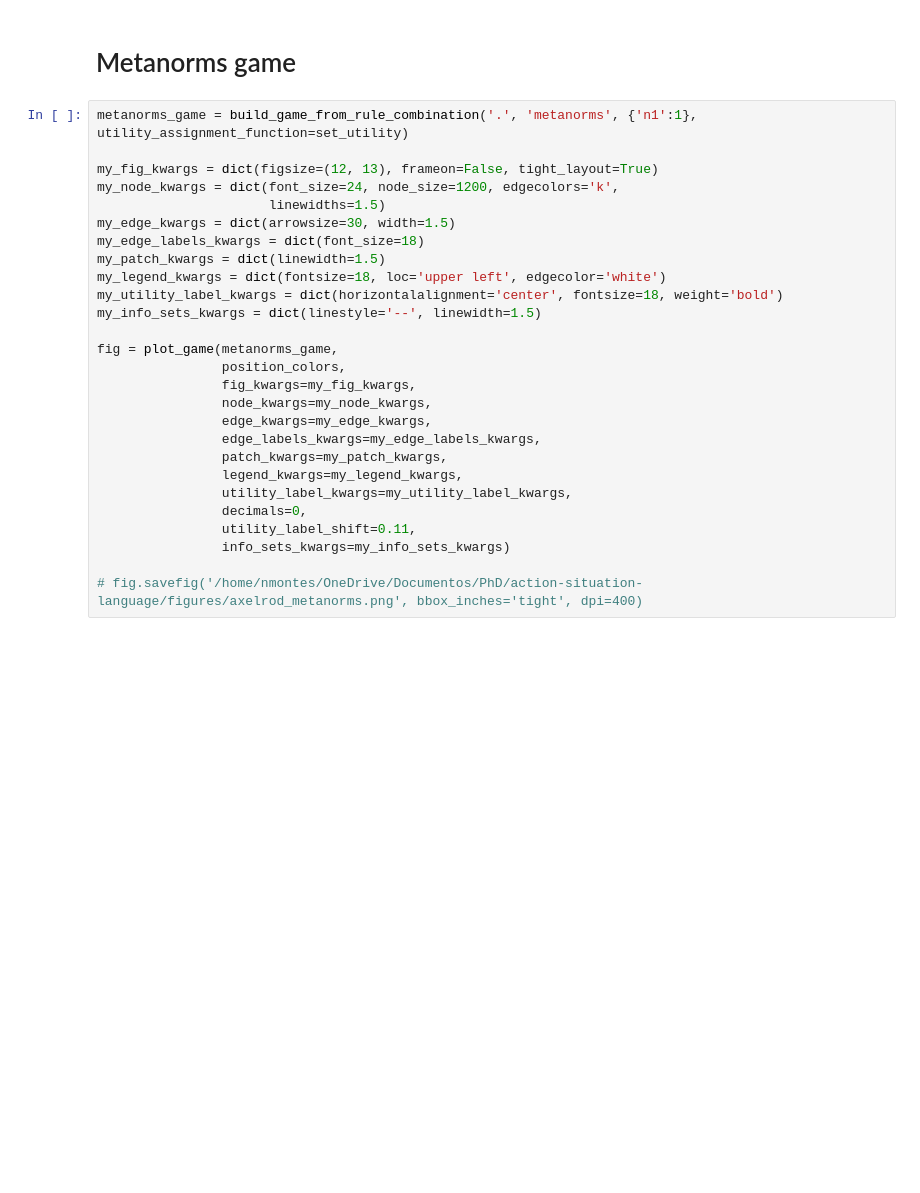
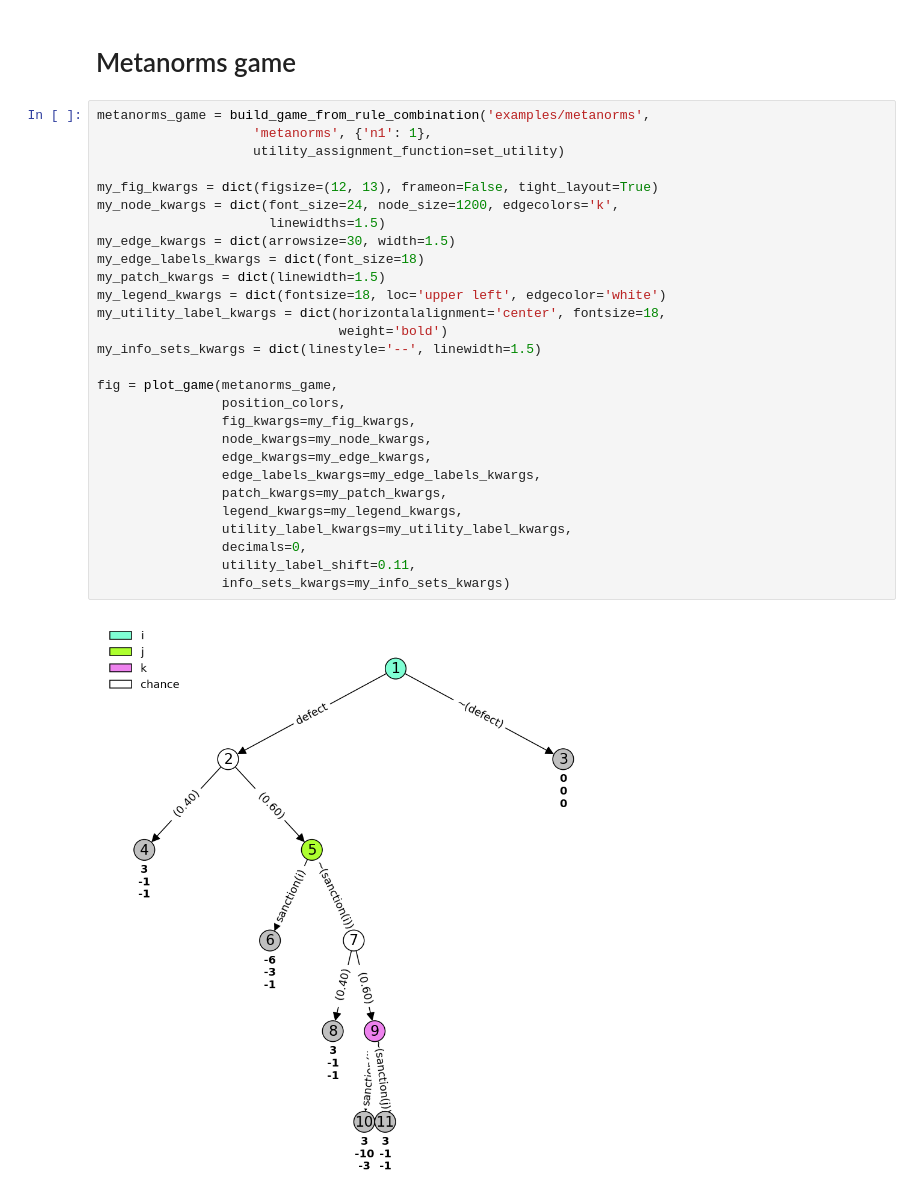
Before and after one commit to nmontesg/norms-games, a Jupyter notebook: examples/metanorms/metanorms.ipynb, the cells around one changed output. Saved outputs shown, nothing was run; the diff lists cells and outputs as text; blank space fills up the shorter version.

```diff
--- a/examples/metanorms/metanorms.ipynb
+++ b/examples/metanorms/metanorms.ipynb
@@ -79,32 +107,35 @@ for n, p in outcome_prob.items():
 # %% [markdown]
 # Metanorms game
 # %%
-metanorms_game = build_game_from_rule_combination('.', 'metanorms', {'n1':1}, utility_assignment_function=set_utility)
+metanorms_game = build_game_from_rule_combination('examples/metanorms',
+                    'metanorms', {'n1': 1},
+                    utility_assignment_function=set_utility)
 
 my_fig_kwargs = dict(figsize=(12, 13), frameon=False, tight_layout=True)
 my_node_kwargs = dict(font_size=24, node_size=1200, edgecolors='k',
                       linewidths=1.5)
 my_edge_kwargs = dict(arrowsize=30, width=1.5)
 my_edge_labels_kwargs = dict(font_size=18)
 my_patch_kwargs = dict(linewidth=1.5)
 my_legend_kwargs = dict(fontsize=18, loc='upper left', edgecolor='white')
-my_utility_label_kwargs = dict(horizontalalignment='center', fontsize=18, weight='bold')
+my_utility_label_kwargs = dict(horizontalalignment='center', fontsize=18,
+                               weight='bold')
 my_info_sets_kwargs = dict(linestyle='--', linewidth=1.5)
 
 fig = plot_game(metanorms_game,
                 position_colors,
                 fig_kwargs=my_fig_kwargs,
                 node_kwargs=my_node_kwargs,
                 edge_kwargs=my_edge_kwargs,
                 edge_labels_kwargs=my_edge_labels_kwargs,
                 patch_kwargs=my_patch_kwargs,
                 legend_kwargs=my_legend_kwargs,
                 utility_label_kwargs=my_utility_label_kwargs,
                 decimals=0,
                 utility_label_shift=0.11,
                 info_sets_kwargs=my_info_sets_kwargs)
-
-# fig.savefig('/home/nmontes/OneDrive/Documentos/PhD/action-situation-language/figures/axelrod_metanorms.png', bbox_inches='tight', dpi=400)
+# %% [output]
+[figure, added]
 # %%
 for n, f in metanorms_game.state_fluents.items():
     f.sort()
```
Also changed, not shown: parts of 9 cells of this notebook, 7 other files.
